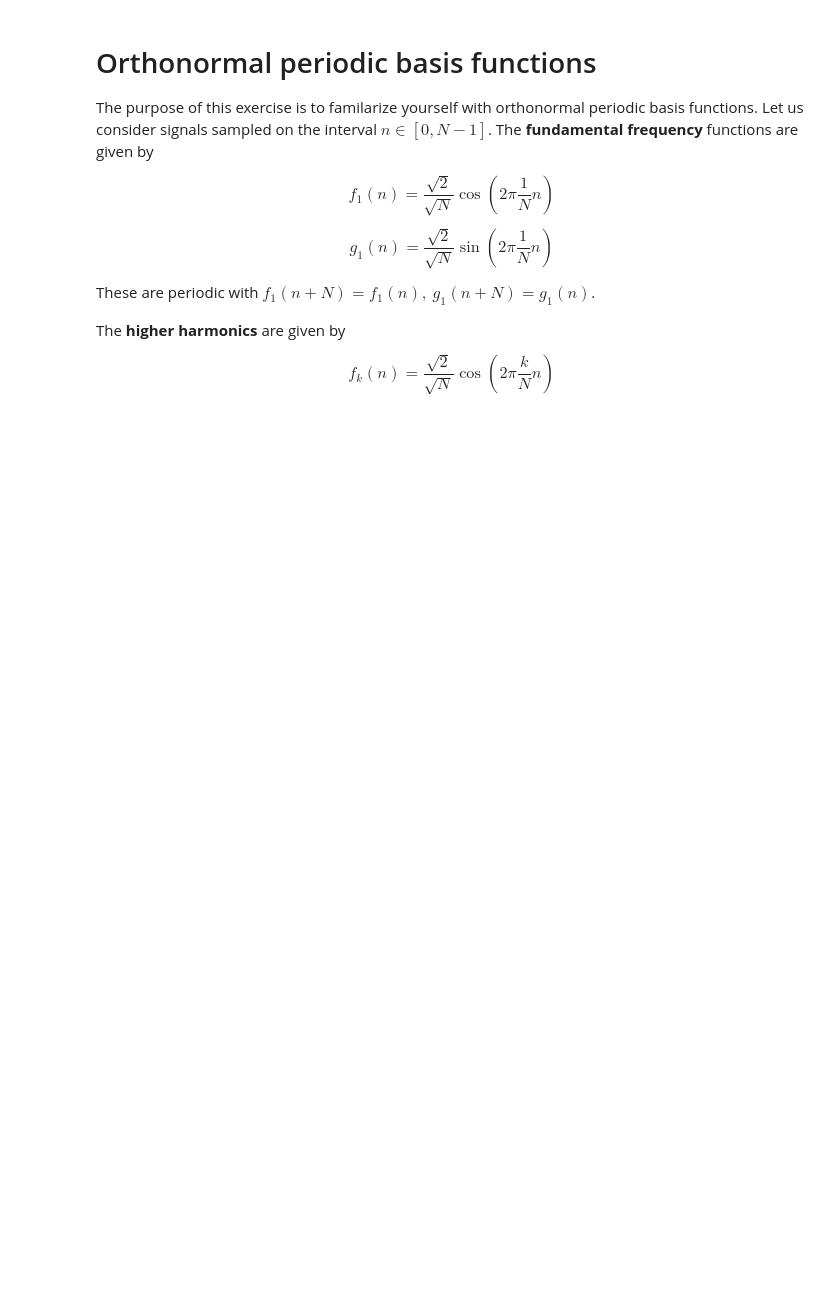
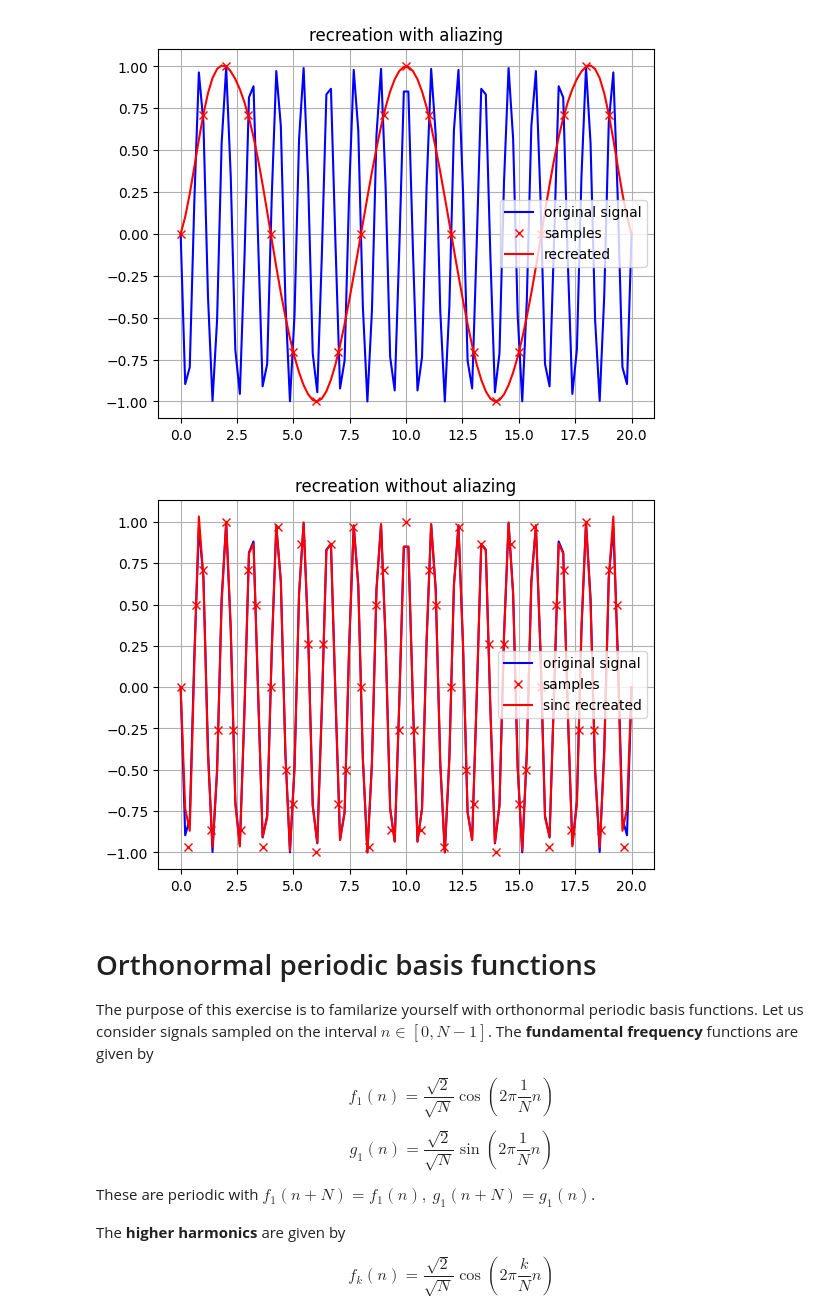
Before and after one commit to Twinbo/Signals-and-Data-Autumn-2025-student, a Jupyter notebook: week_4/ex_week_4_solution.ipynb, the cells around one changed output. Cells and saved outputs as stored; diff of their text form; code cells hidden in the pictures; blank space fills up the shorter version.

```diff
--- a/week_4/ex_week_4_solution.ipynb
+++ b/week_4/ex_week_4_solution.ipynb
@@ -7,3 +120,63 @@ import matplotlib.pyplot as plt
+# %%
+#reconstruct signal from samples using sinc interpolation
+
+#function for reconstructing siganal at a single time point
+def sinc_interpolate_one_value(sampled_signal, period, new_t):
+    T = period
+    new_y = 0
+    for n in range(len(sampled_signal)):
+        new_y += sampled_signal[n] * np.sinc((1/T)*(new_t-n*T))
+    return new_y
+
+#function for performing sinc interpolation
+#sampled_signal: the sampled values
+#period: the subsampling period 'T'
+#new_times: new time points, used to reconstruct the signal
+#           (use a high number to create a smooth signal)
+def sinc_interpolation(sampled_signal, period, new_times):
+    reconstruced_values = []
+    for t in new_times:
+        reconstruced_values.append(sinc_interpolate_one_value(sampled_signal, period, t))
+    return np.array(reconstruced_values)
+
+#function for subsampling x_a2
+def subsampling_x_a2(sampling_frequency):
+    subsampling_frequency = sampling_frequency
+    sampled_time = np.arange(init_point, end_point, 1/subsampling_frequency)
+    subsampled_signal_x_a2 = sine_wave_function(sampled_time, amplitude_2, signal_frequency_2, phase_2)
+    return subsampled_signal_x_a2, sampled_time
+
+
+frequency_1hertz = 1
+period_1hertz = 1.0/frequency_1hertz
+sample_1hertz, time_1hertz = subsampling_x_a2(frequency_1hertz)
+recreated_1hertz = sinc_interpolation(sample_1hertz,period_1hertz,time)
+plt.plot(time, x_a2, color='blue', label='original signal')
+plt.plot(time_1hertz, sample_1hertz, 'rx', label = 'samples')
+plt.plot(time, recreated_1hertz, 'r-', label = 'recreated')
+#remove comment to show linear interpolation
+#plt.plot(time_1hertz, sample_1hertz, 'g-', label = 'linear recreated') #show linear interpolation
+plt.legend()
+plt.title('recreation with aliazing')
+plt.grid()
+plt.show()
+
+frequency_3hertz = 3
+period_3hertz = 1.0/frequency_3hertz
+sample_3hertz, time_3hertz = subsampling_x_a2(frequency_3hertz)
+recreated_3hertz = sinc_interpolation(sample_3hertz,period_3hertz,time)
+plt.plot(time, x_a2, color='blue', label='original signal')
+plt.plot(time_3hertz, sample_3hertz, 'rx', label = 'samples')
+plt.plot(time, recreated_3hertz, 'r-', label = 'sinc recreated')
+#remove comment to show linear interpolation
+#plt.plot(time_3hertz, sample_3hertz, 'g-', label = 'linear recreated') #show linear interpolation
+plt.legend()
+plt.title('recreation without aliazing')
+plt.grid()
+plt.show()
+# %% [output]
+[figure, added]
+[figure, added]
 # %% [markdown]
 # Orthonormal periodic basis functions
 
```
Also changed, not shown: parts of 21 cells of this notebook.
